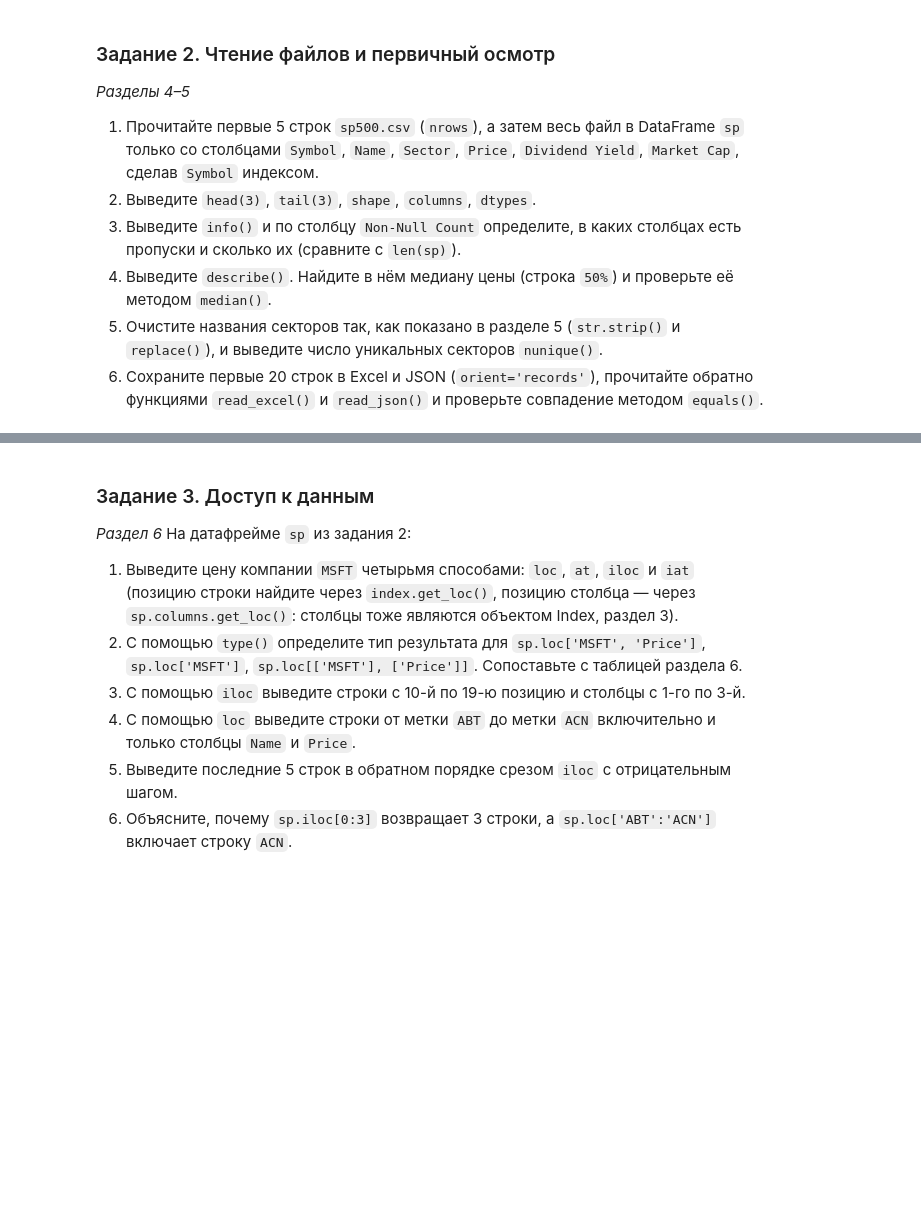
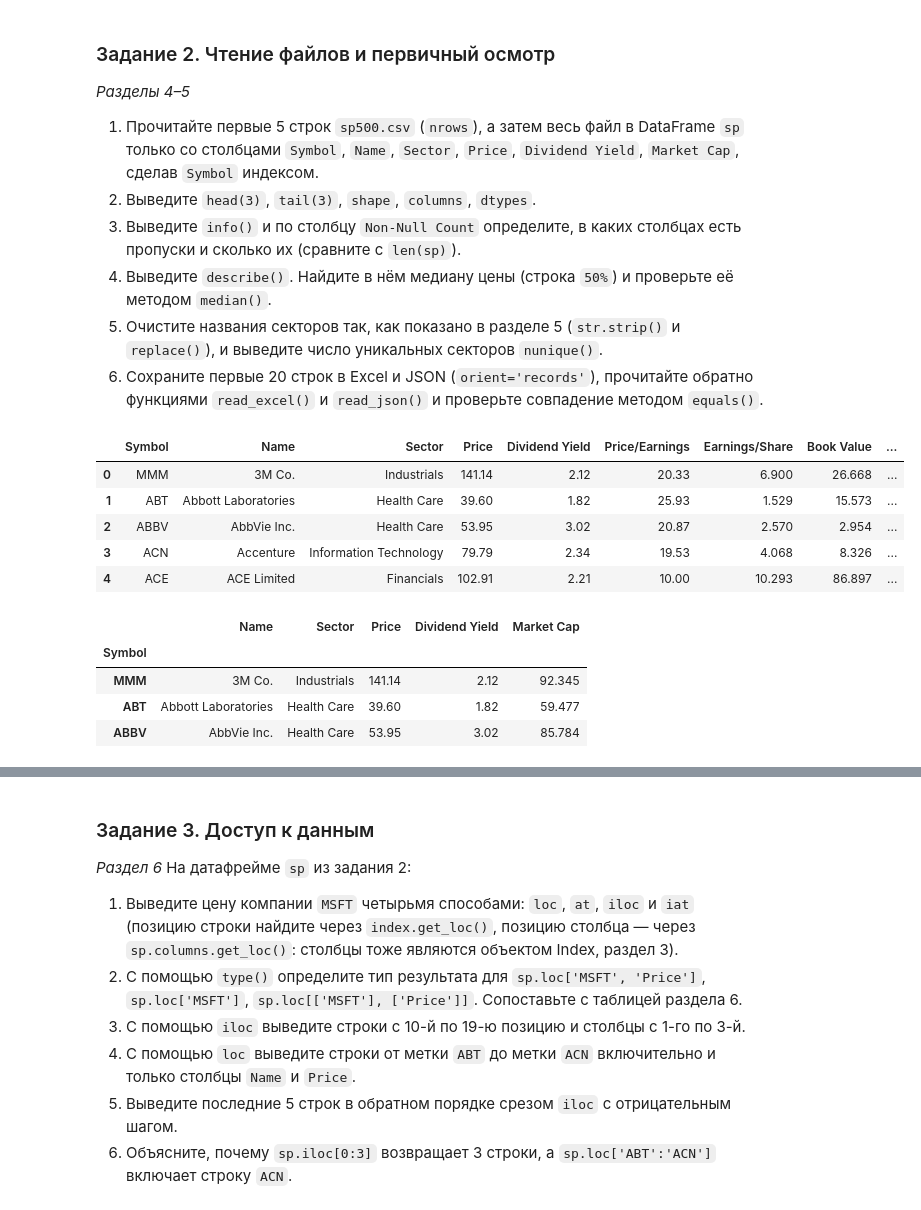
Before and after one commit to LonsdaleV/pyth_labs, a Jupyter notebook: ЛР4 Data-Structures_and_Indexing.ipynb, the cells around one changed output, grey strips where cells are left out. Cells and saved outputs as stored; diff of their text form; code cells hidden in the pictures; blank space fills up the shorter version.

```diff
--- a/ЛР4 Data-Structures_and_Indexing.ipynb
+++ b/ЛР4 Data-Structures_and_Indexing.ipynb
@@ -1102,4 +1135,22 @@ dtype: int64
 5. Очистите названия секторов так, как показано в разделе 5 (`str.strip()` и `replace()`), и выведите число уникальных секторов `nunique()`.
 6. Сохраните первые 20 строк в Excel и JSON (`orient='records'`), прочитайте обратно функциями `read_excel()` и `read_json()` и проверьте совпадение методом `equals()`.
 # %%
-# Решение задания 2
+# 1
+display(pd.read_csv(DATA_PATH, nrows=5))
+
+sp = pd.read_csv(DATA_PATH,
+                 usecols=['Symbol', 'Name', 'Sector', 'Price', 'Dividend Yield', 'Market Cap'],
+                 index_col='Symbol')
+sp.head(3)
+# %% [output]
+|  | Symbol | Name | Sector | Price | Dividend Yield | Price/Earnings | Earnings/Share | Book Value | ... |
+| 0 | MMM | 3M Co. | Industrials | 141.14 | 2.12 | 20.33 | 6.900 | 26.668 | ... |
+| 1 | ABT | Abbott Laboratories | Health Care | 39.60 | 1.82 | 25.93 | 1.529 | 15.573 | ... |
+| 2 | ABBV | AbbVie Inc. | Health Care | 53.95 | 3.02 | 20.87 | 2.570 | 2.954 | ... |
+| 3 | ACN | Accenture | Information Technology | 79.79 | 2.34 | 19.53 | 4.068 | 8.326 | ... |
+| 4 | ACE | ACE Limited | Financials | 102.91 | 2.21 | 10.00 | 10.293 | 86.897 | ... |
+|  | Name | Sector | Price | Dividend Yield | Market Cap |
+| Symbol |  |  |  |  |  |
+| MMM | 3M Co. | Industrials | 141.14 | 2.12 | 92.345 |
+| ABT | Abbott Laboratories | Health Care | 39.60 | 1.82 | 59.477 |
+| ABBV | AbbVie Inc. | Health Care | 53.95 | 3.02 | 85.784 |
```
Also changed, not shown: parts of 35 cells of this notebook.
